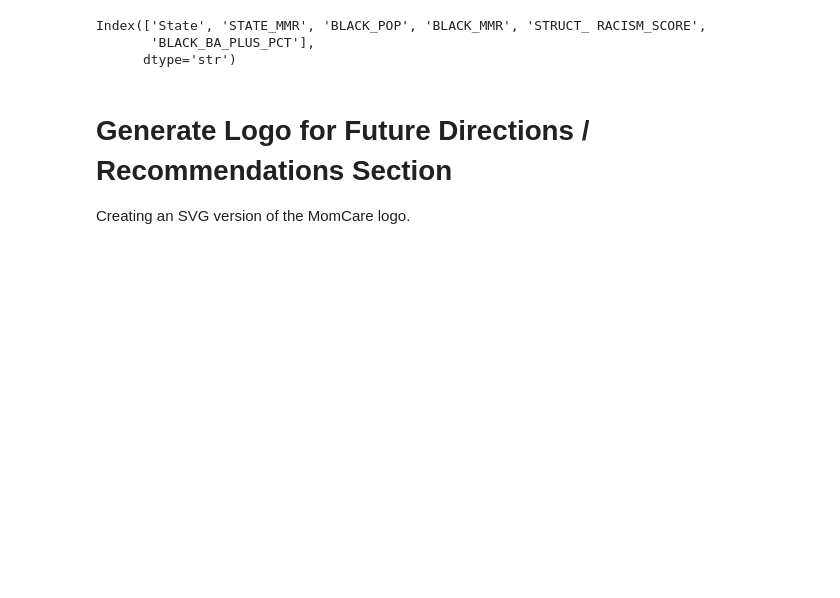
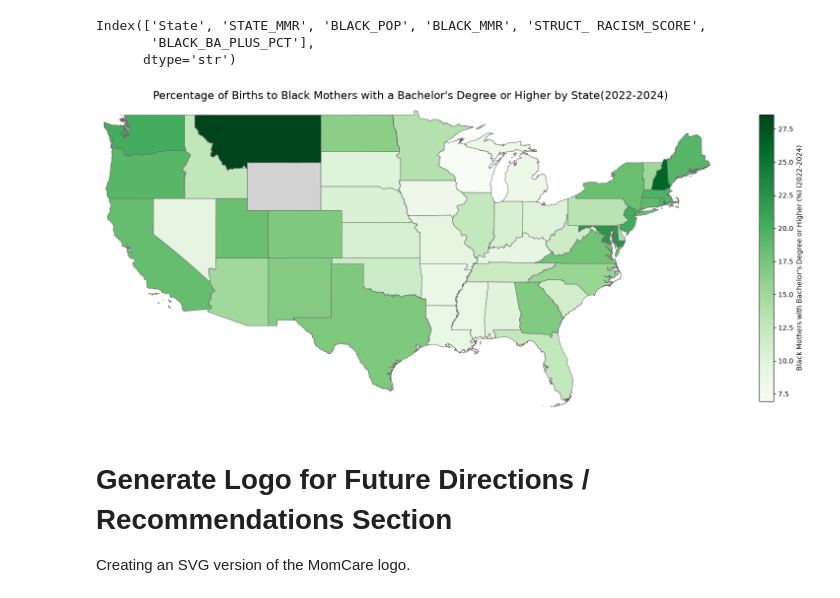
Before and after one commit to zebracodecat/zebra_MMR_Research_Milestone_2, a Jupyter notebook: mmr_analysis.ipynb, the cells around one changed output. Cells and saved outputs as stored; diff of their text form; code cells hidden in the pictures; blank space fills up the shorter version.

Commit message:
Add four maternal mortality maps

```diff
--- a/mmr_analysis.ipynb
+++ b/mmr_analysis.ipynb
@@ -612,6 +612,49 @@ Index(['State', 'STATE_MMR', 'BLACK_POP', 'BLACK_MMR', 'STRUCT_ RACISM_SCORE',
       dtype='str')
 # %%
 df_comb.to_csv("STATE_MMR_COMB_DATA.csv", index=False)
+# %%
+# Merge education data with state map bouandaries
+education_map = states.merge(
+    df_comb,
+    left_on="NAME",
+    right_on="State",
+    how="left"
+)
+# %%
+# Create a green-gradient map of Black Maternal Education by state
+
+fig, ax = plt.subplots(figsize = (16,10))
+
+education_map.plot(
+    column = "BLACK_BA_PLUS_PCT",
+    cmap ="Greens",
+    linewidth = 0.7,
+    edgecolor ="dimgray",
+    legend =True,
+    missing_kwds = {
+        "color": "lightgrey",
+        "label": "No data"
+    },
+    legend_kwds={
+        "label": "Black Mothers with Bachelor's Degree or Higher (%) (2022-2024)",
+        "shrink": 0.6
+    },
+    ax=ax
+)
+
+ax.set_title(
+    "Percentage of Births to Black Mothers with a Bachelor's Degree or Higher by State(2022-2024)",
+    fontsize = 16
+)
+
+
+ax.set_xlim(-125, -66)
+ax.set_ylim(24, 50)
+ax.axis("off")
+plt.tight_layout()
+plt.show()
+# %% [output]
+[figure, added]
 # %% [markdown]
 # Generate Logo for Future Directions / Recommendations Section
 Creating an SVG version of the MomCare logo.
```
Also changed, not shown: 4 other files.
